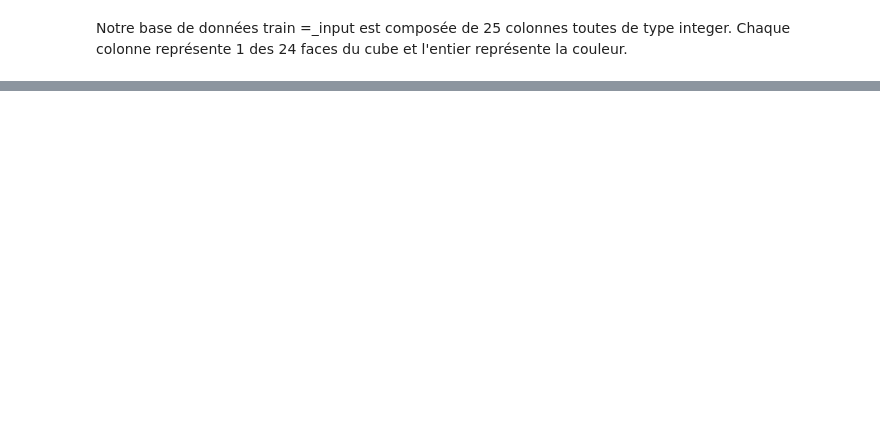
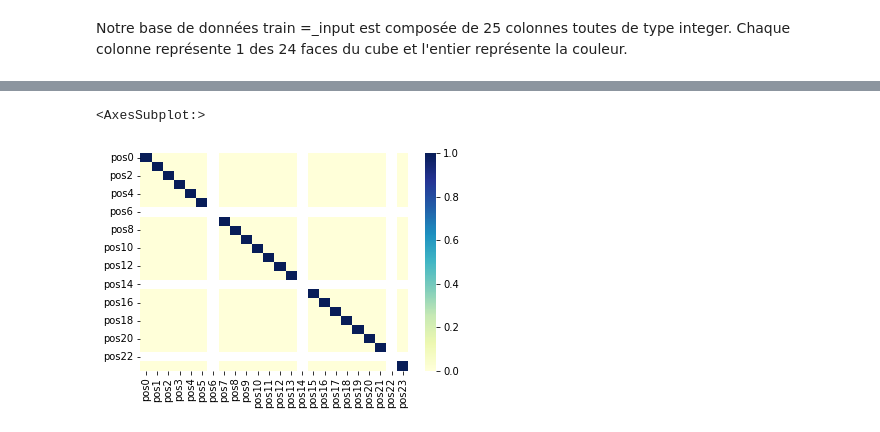
Before and after one commit to tintamaria95/MLProject-Rubik-s-Cube, a Jupyter notebook: projetML.ipynb, the cells around one changed output, grey strips where cells are left out. Drawn from its saved outputs; the diff is of its cells as text; code cells hidden in the pictures; blank space fills up the shorter version.

```diff
--- a/projetML.ipynb
+++ b/projetML.ipynb
@@ -89,0 +155,6 @@ Notre base de données train =_input est composée de 25 colonnes toutes de type
+# %%
+corr = X.corr()
+sns.heatmap(corr, cmap="YlGnBu", vmin=0, vmax=1)
+# %% [output]
+<AxesSubplot:>
+[figure, added]
```
Also changed, not shown: parts of 42 cells of this notebook, 4 other files.
